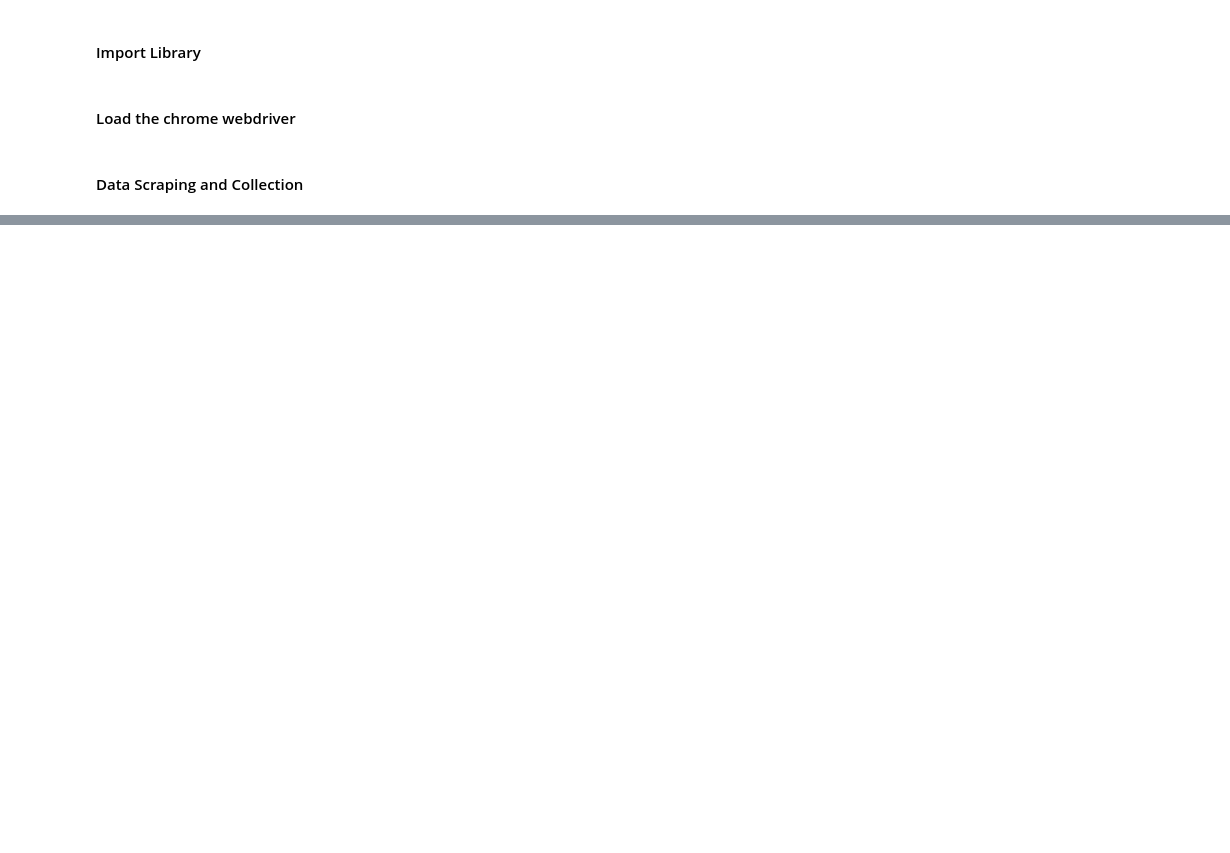
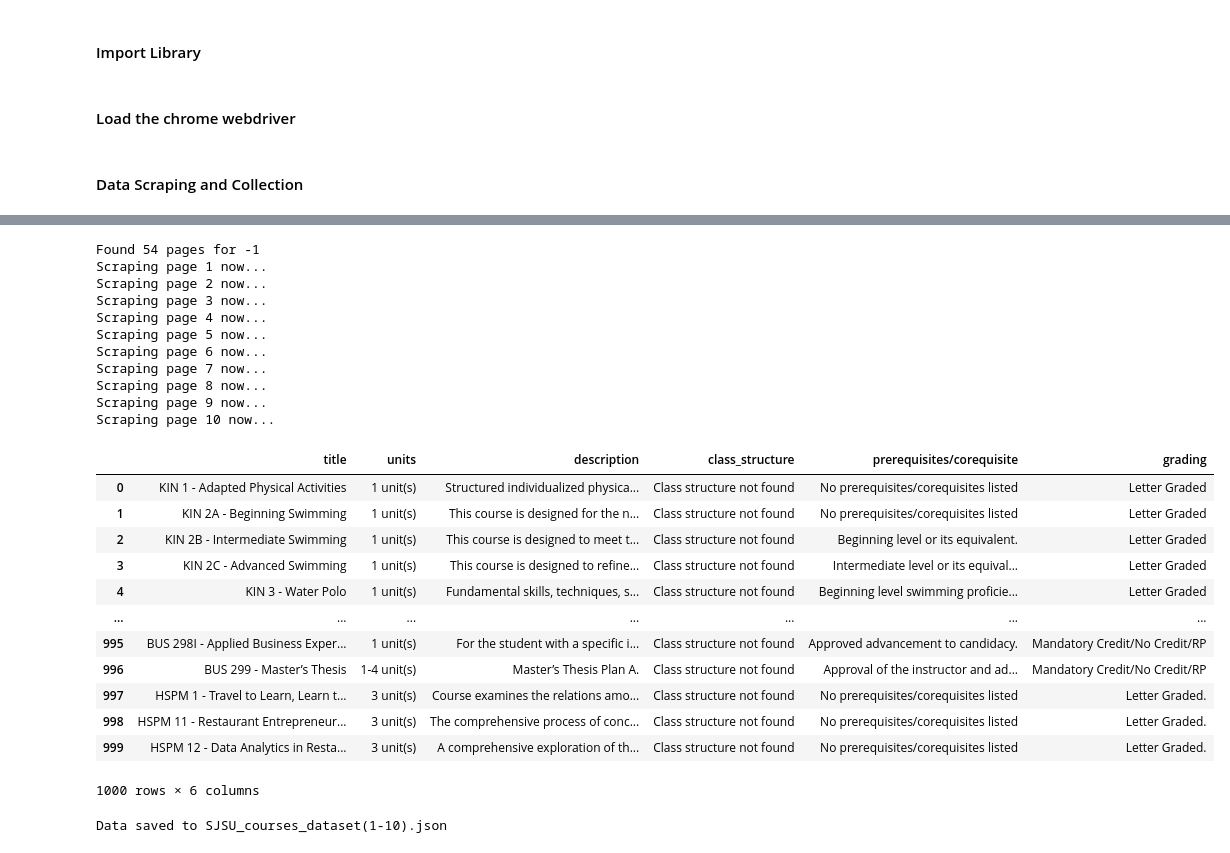
Before and after one commit to jeffreyong15/Counsel.NLP, a Jupyter notebook: Baseline Experiment/Data Collection/Data_Collection_Jeffrey.ipynb, the cells around one changed output, grey strips where cells are left out. Cells and saved outputs as stored; diff of their text form; code cells hidden in the pictures; blank space fills up the shorter version.

```diff
--- a/Baseline Experiment/Data Collection/Data_Collection_Jeffrey.ipynb
+++ b/Baseline Experiment/Data Collection/Data_Collection_Jeffrey.ipynb
@@ -437,0 +519,34 @@ Data saved to CMPE_CS_courses_dataset.json
+# %%
+# Run for pages 1 to 10
+courses_df1_10 = extract_all_course_details(driver, start_page=1, end_page=10)
+courses_df1_10_display = courses_df1_10.drop(columns='id')
+courses_df1_10_display
+# %% [output]
+Found 54 pages for -1
+Scraping page 1 now...
+Scraping page 2 now...
+Scraping page 3 now...
+Scraping page 4 now...
+Scraping page 5 now...
+Scraping page 6 now...
+Scraping page 7 now...
+Scraping page 8 now...
+Scraping page 9 now...
+Scraping page 10 now...
+|  | title | units | description | class_structure | prerequisites/corequisite | grading |
+| 0 | KIN 1 - Adapted Physical Activities | 1 unit(s) | Structured individualized physica... | Class structure not found | No prerequisites/corequisites listed | Letter Graded |
+| 1 | KIN 2A - Beginning Swimming | 1 unit(s) | This course is designed for the n... | Class structure not found | No prerequisites/corequisites listed | Letter Graded |
+| 2 | KIN 2B - Intermediate Swimming | 1 unit(s) | This course is designed to meet t... | Class structure not found | Beginning level or its equivalent. | Letter Graded |
+| 3 | KIN 2C - Advanced Swimming | 1 unit(s) | This course is designed to refine... | Class structure not found | Intermediate level or its equival... | Letter Graded |
+| 4 | KIN 3 - Water Polo | 1 unit(s) | Fundamental skills, techniques, s... | Class structure not found | Beginning level swimming proficie... | Letter Graded |
+| ... | ... | ... | ... | ... | ... | ... |
+| 995 | BUS 298I - Applied Business Exper... | 1 unit(s) | For the student with a specific i... | Class structure not found | Approved advancement to candidacy. | Mandatory Credit/No Credit/RP |
+| 996 | BUS 299 - Master’s Thesis | 1-4 unit(s) | Master’s Thesis Plan A. | Class structure not found | Approval of the instructor and ad... | Mandatory Credit/No Credit/RP |
+| 997 | HSPM 1 - Travel to Learn, Learn t... | 3 unit(s) | Course examines the relations amo... | Class structure not found | No prerequisites/corequisites listed | Letter Graded. |
+| 998 | HSPM 11 - Restaurant Entrepreneur... | 3 unit(s) | The comprehensive process of conc... | Class structure not found | No prerequisites/corequisites listed | Letter Graded. |
+| 999 | HSPM 12 - Data Analytics in Resta... | 3 unit(s) | A comprehensive exploration of th... | Class structure not found | No prerequisites/corequisites listed | Letter Graded. |
+1000 rows × 6 columns
+# %%
+save_to_json(courses_df1_10, filename="SJSU_courses_dataset(1-10).json")
+# %% [output]
+Data saved to SJSU_courses_dataset(1-10).json
```
Also changed, not shown: parts of 11 cells of this notebook.
